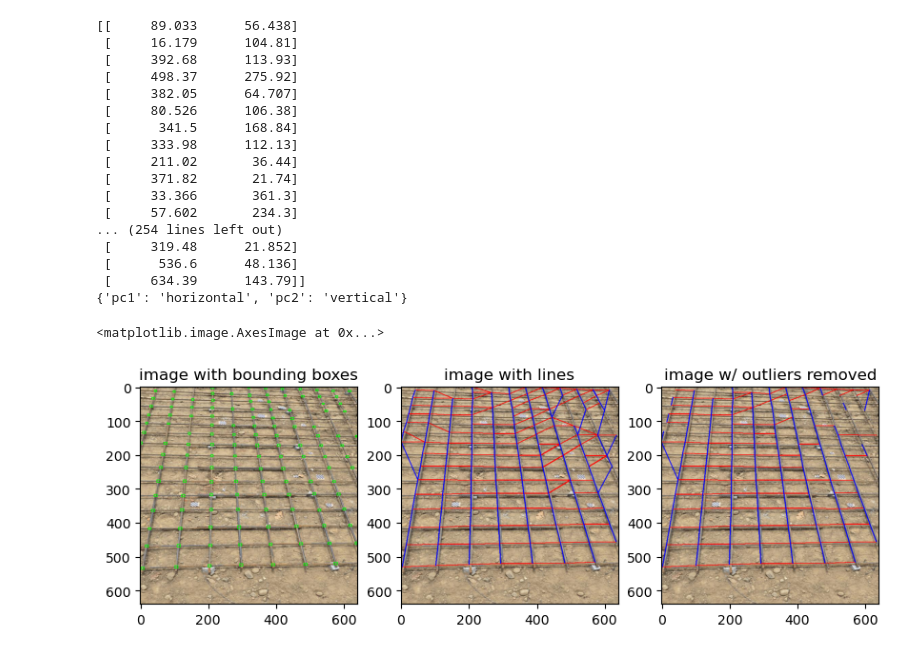
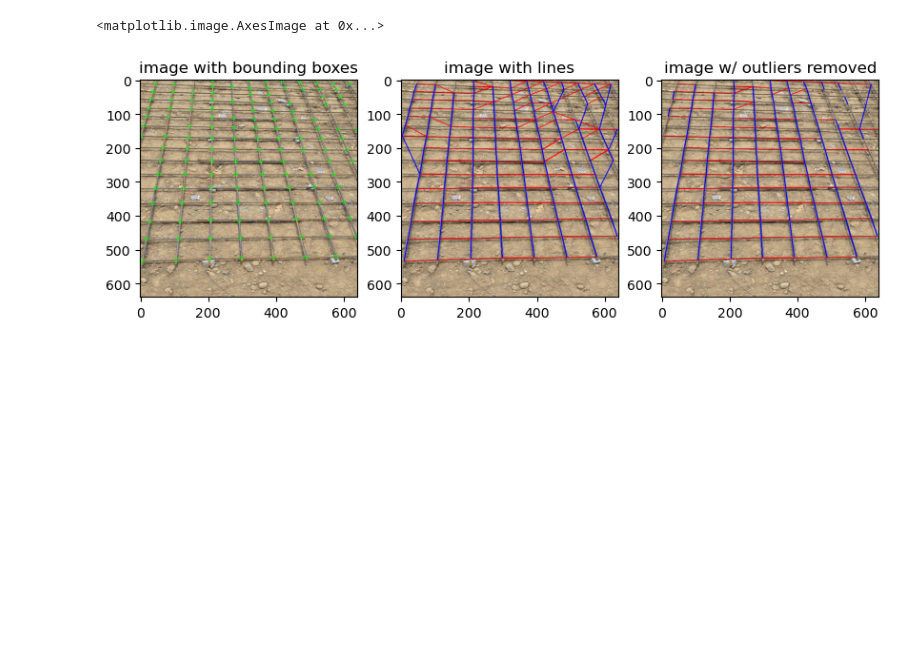
Before and after one commit to HsiaoHungKai/rebar-works, a Jupyter notebook: yolo-intersect-detection/display_lines.ipynb, the cells around one changed output. Drawn from its saved outputs; the diff is of its cells as text; code cells hidden in the pictures; blank space fills up the shorter version.

Commit message:
Find line based on horizontal or vertical vector

```diff
--- a/yolo-intersect-detection/display_lines.ipynb
+++ b/yolo-intersect-detection/display_lines.ipynb
@@ -15,50 +15,33 @@ draw_boxes = ImageDraw.Draw(image_with_bounding_boxes)
 
 # Draw bounding boxes
 bounding_boxes = get_bounding_boxes(image, model_path)
 for box in bounding_boxes:
     draw_boxes.rectangle([box[0], box[1], box[2], box[3]], outline="lime", width=2)
 
 # Draw lines
 def draw_lines(image_path, model_path, threshold=0):
     image = Image.open(image_path).copy()
     draw_lines = ImageDraw.Draw(image)
 
     json_data = get_lines(image, model_path, threshold=threshold)
     data = json.loads(json_data)
     for shape in data["shapes"]:
         points = shape["points"]
-        color = "red" if shape["orientation"] == "pc1" else "blue"
+        color = "red" if shape["orientation"] == "horizontal" else "blue"
         draw_lines.line([tuple(points[0]), tuple(points[1])], fill=color, width=3)
 
     return image
 
 plt.figure(figsize=(10, 5))
 plt.subplot(1,3,1)
 plt.title("image with bounding boxes")
 plt.imshow(image_with_bounding_boxes)
 plt.subplot(1,3,2)
 plt.title("image with lines")
 plt.imshow(draw_lines(image_path, model_path))
 plt.subplot(1,3,3)
 plt.title("image w/ outliers removed")
 plt.imshow(draw_lines(image_path, model_path, threshold=1.5))
 # %% [output]
-[[     89.033      56.438]
- [     16.179      104.81]
- [     392.68      113.93]
- [     498.37      275.92]
- [     382.05      64.707]
- [     80.526      106.38]
- [      341.5      168.84]
- [     333.98      112.13]
- [     211.02       36.44]
- [     371.82       21.74]
- [     33.366       361.3]
- [     57.602       234.3]
-... (254 lines left out)
- [     319.48      21.852]
- [      536.6      48.136]
- [     634.39      143.79]]
-{'pc1': 'horizontal', 'pc2': 'vertical'}
+<matplotlib.image.AxesImage at 0x...>
-<matplotlib.image.AxesImage at 0x...>
-[figure, old version]
+[figure, new version]
```
Also changed, not shown: 1 other file.
